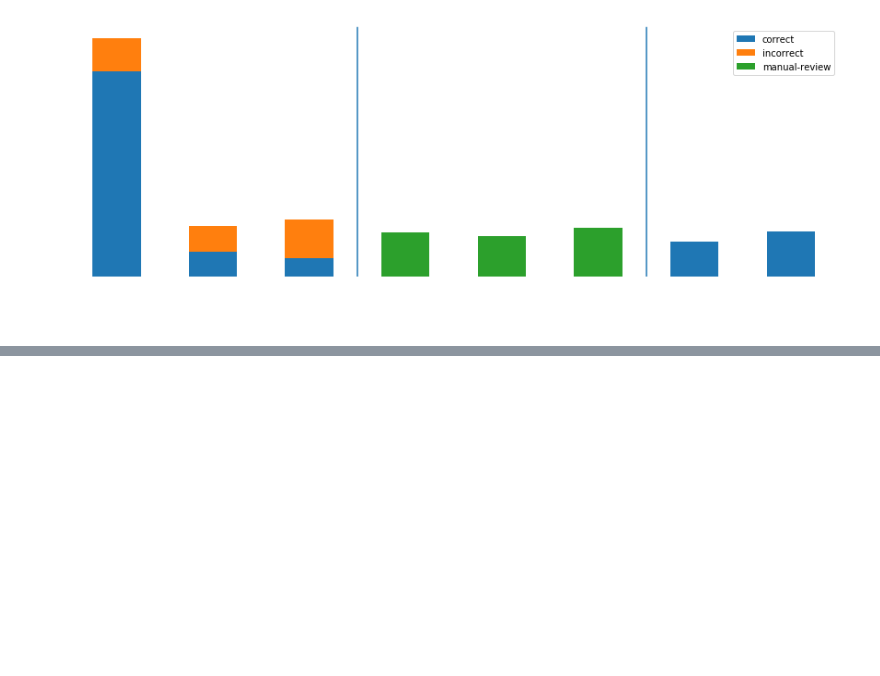
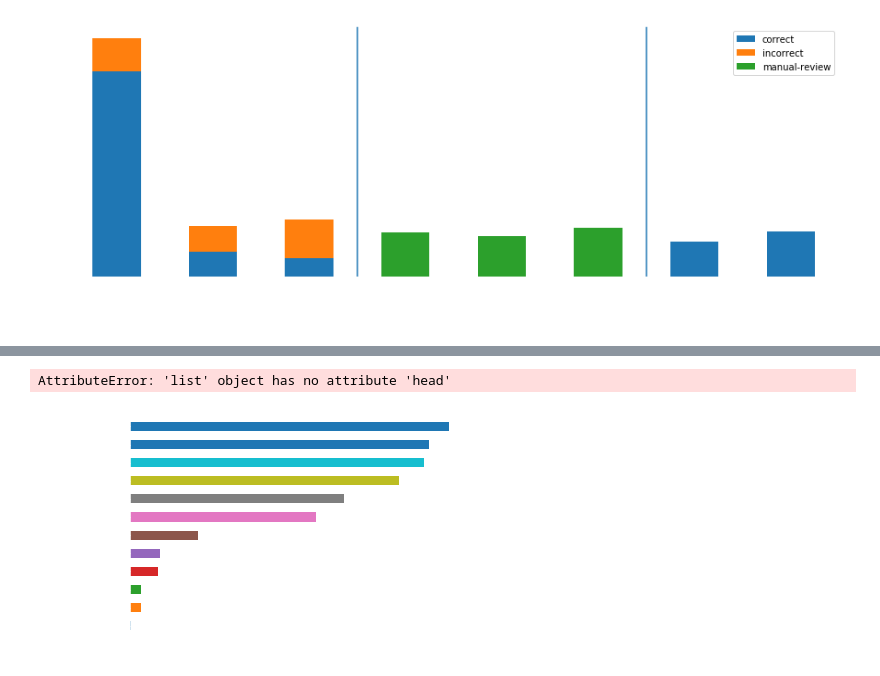
Before and after one commit to EthicalML/xai, a Jupyter notebook: examples/XAI Example Usage.ipynb, the cells around one changed output, grey strips where cells are left out. Drawn from its saved outputs; the diff is of its cells as text; code cells hidden in the pictures; blank space fills up the shorter version.

```diff
--- a/examples/XAI Example Usage.ipynb
+++ b/examples/XAI Example Usage.ipynb
@@ -281,0 +298,10 @@ dtype: float64
+# %%
+def get_avg(x, y):
+    return model.evaluate(f_in(x), y, verbose=0)[1]
+
+imp = xai.feature_importance(x_test, y_test, get_avg)
+
+imp.head()
+# %% [output]
+AttributeError: 'list' object has no attribute 'head'
+[figure, added]
```
Also changed, not shown: parts of 1 cell of this notebook, 1 other file.
